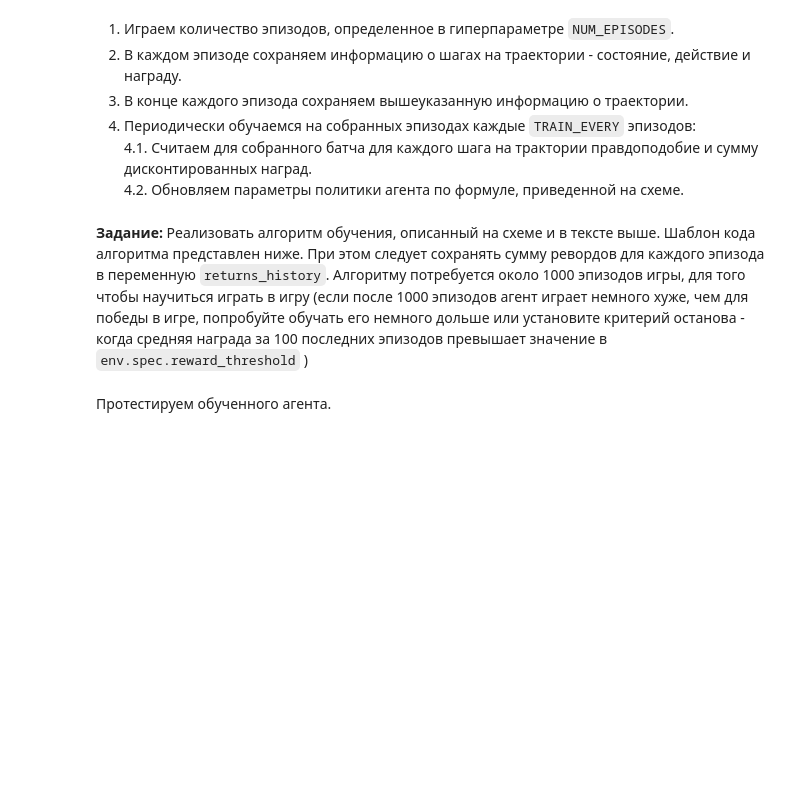
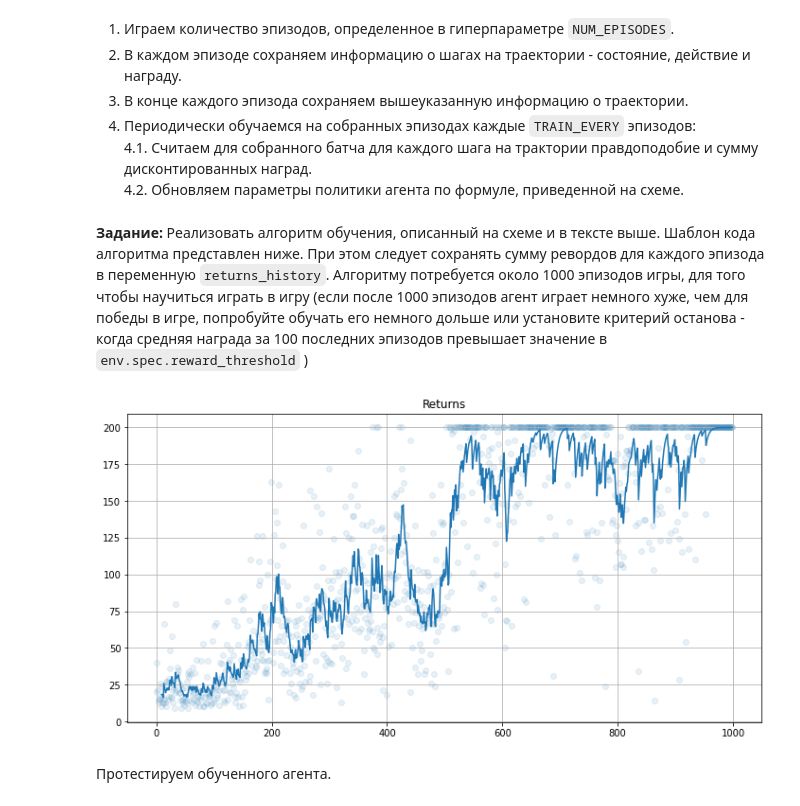
Before and after one commit to nikitaoltyan/ML-Homework, a Jupyter notebook: Assignment8/Reinforce.ipynb, the cells around one changed output. Drawn from its saved outputs; the diff is of its cells as text; code cells hidden in the pictures; blank space fills up the shorter version.

```diff
--- a/Assignment8/Reinforce.ipynb
+++ b/Assignment8/Reinforce.ipynb
@@ -182,6 +224,18 @@ class Policy(nn.Module):
     """
 
     # TO DO
+
+    def __init__(self, state_size, act_size, hidden_size):
+        super(Policy, self).__init__()
+        self.layers = nn.Sequential(
+            nn.Linear(in_features=state_size, out_features=hidden_size),
+            nn.ReLU(),
+            nn.Linear(in_features=hidden_size, out_features=act_size),
+            nn.Softmax(dim=0)
+        )
+
+    def forward(self, X):
+        return self.layers(X)
 # %% [markdown]
 ### Оценка правдоподобия и расчет суммы дисконтированных наград
 # %% [markdown]
@@ -271,7 +346,7 @@ moving_average = lambda x, **kw: pd.DataFrame({'x':np.asarray(x)}).x.ewm(**kw).m
 # %%
 STATE_SIZE  = env.observation_space.shape[0] # размерность пространства состояний среды
 ACT_SIZE = env.action_space.n # размерность пространства действий среды
-HIDDEN_SIZE = 256 # размер скрытого слоя для политики
+HIDDEN_SIZE = 300 # размер скрытого слоя для политики
 NUM_EPISODES = 1000 # количество эпиздов, которые будут сыграны для обучения
 DISCOUNT = 0.99 # фактор дисконтирования
 TRAIN_EVERY = 20
@@ -299,31 +374,60 @@ transition = collections.namedtuple("transition", ["state", "action", "reward"])
 # %%
 returns_history = []
 traj_batch = []
 
 for i in range(NUM_EPISODES):
 
     # TO DO
+    t = 0
+    rewards = 0
+    traj = []
+
+    reward = 1
+    observation = env.reset()
+
+    while True:
+        policy_input = torch.FloatTensor(observation).to(device)
+        probs = policy.forward(policy_input)
+        dist = Categorical(probs)
+        action = dist.sample().item()
+
+        rewards += reward
+        traj.append(
+            transition(state=torch.FloatTensor(list(observation)).to(device),
+                       action=torch.tensor(action).to(device),
+                       reward=reward)
+        )
+        t += 1
+
+        observation, reward, done, info = env.step(action)
+        if done:
+            print(f"Episode {i} finish after {t} timestaps with {rewards} score")
+            break
+
+
 
     returns_history.append(rewards)
 
     traj_batch.append(traj)
 
     if i % TRAIN_EVERY:
         log_probs, returns = process_traj_batch(policy, traj_batch, DISCOUNT)
         loss = -(torch.stack(log_probs) * torch.FloatTensor(returns).to(device)).sum()
         optimizer.zero_grad()
         loss.backward()
         optimizer.step()
 
         traj_batch = []
 
     if i % 10:
         clear_output(True)
         plt.figure(figsize=[12, 6])
         plt.title('Returns'); plt.grid()
         plt.scatter(np.arange(len(returns_history)), returns_history, alpha=0.1)
         plt.plot(moving_average(returns_history, span=10, min_periods=10))
         plt.show()
+# %% [output]
+[figure, added]
 # %% [markdown]
 Протестируем обученного агента.
 # %%
```
Also changed, not shown: parts of 9 cells of this notebook.
